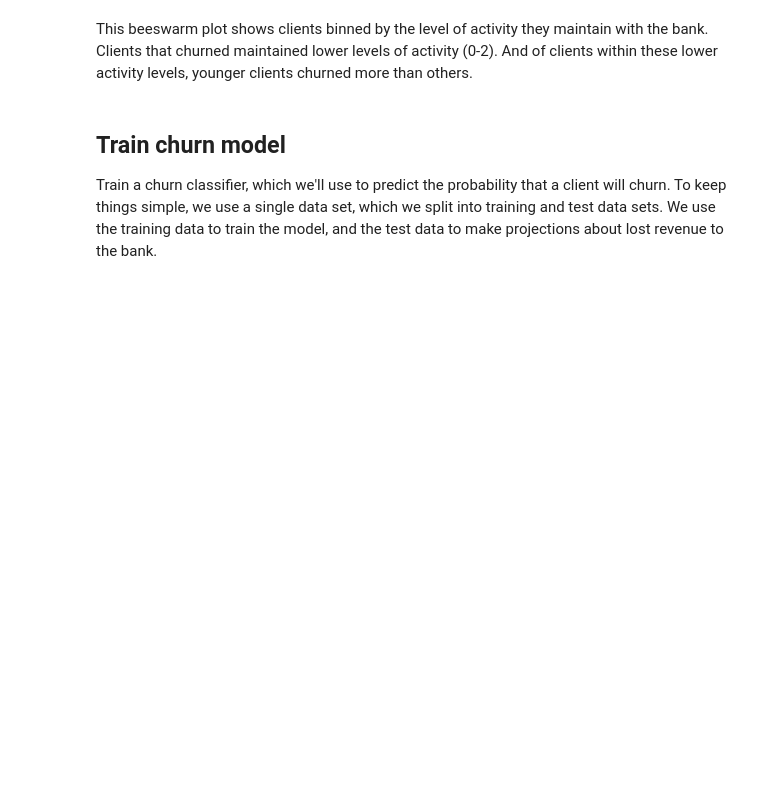
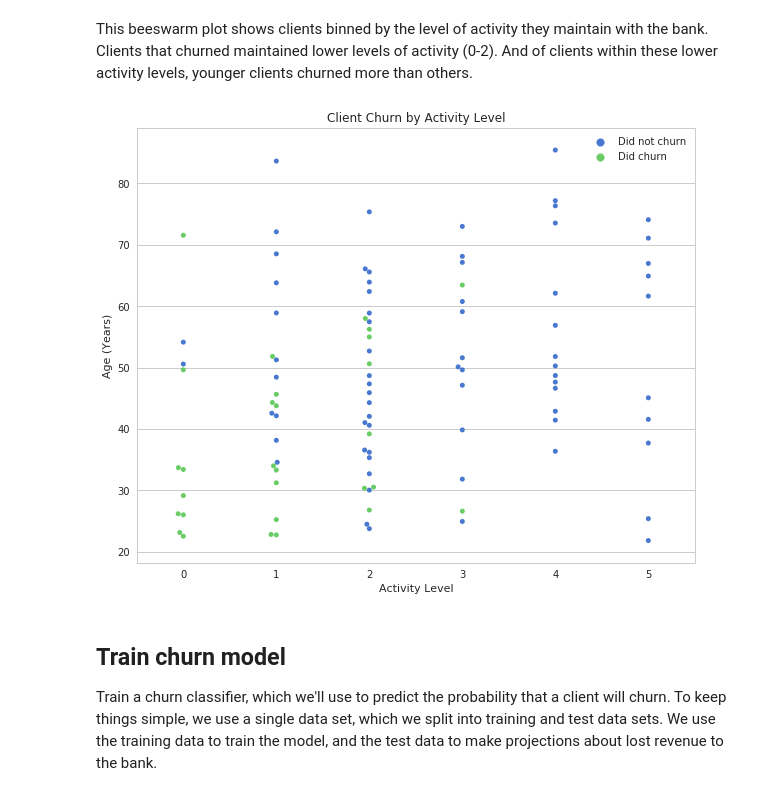
Before and after one commit to ibmz-community-cloud/zAnalytics, a Jupyter notebook: Python3_Demo.ipynb, the cells around one changed output. Saved outputs shown, nothing was run; the diff lists cells and outputs as text; code cells hidden in the pictures; blank space fills up the shorter version.

```diff
--- a/Python3_Demo.ipynb
+++ b/Python3_Demo.ipynb
@@ -2,6 +2,11 @@
 # Client Retention Demo
 Simple demo to show Anaconda functionality on the mainframe accessing data from VSAM and DB2.
 # %%
+USERNAME="FZTSO1"
+PASSWORD="IBM01IBM"
+MDSS_SSID="AZK1"
+DB2_SSID="DBBG"
+
 import pandas as pd
 import numpy as np
 
@@ -12,12 +17,6 @@ warnings.simplefilter("ignore", category=PendingDeprecationWarning)
 ## Setup Mainframe Data Connections
 This step will setup the VSAM and DB2 connections to access mainframe data and load them into Pandas DataFrames.
 # %%
-USERNAME="SPK????"
-PASSWORD="????????"
-MDSS_SSID="AZK1"
-DB2_SSID="DBBG"
-
-
 def cp1047_to_utf8(list):
     list_out = []
     for e in list:
@@ -81,7 +119,7 @@ Calculate a few aggregate statistics based on credit transactions and join the r
 # %%
 # Total transactions per customer
 total_txns_df = txn_df.groupby('cont_id').size().rename("total_txns").to_frame()
-client_df = client_df.join(total_txns_df)
+client_df = total_txns_df.join(client_df)
 # %%
 # Total transaction amounts per customer
 total_txn_amount_df = txn_df.groupby('cont_id')['acaureq_aureq_tx_dt_ttlamt'].sum().rename("total_txn_amount").to_frame()
@@ -97,7 +135,7 @@ daily_txns = txn_df.groupby(['date', 'cont_id']).size()
 # Missing transactions on a particular day means customer had none.
 # These days should be included in the average as 0 transaction days.
 avg_daily_txns_df = daily_txns.unstack().fillna(0).mean().rename("avg_daily_txns").to_frame()
-client_df = client_df.join(avg_daily_txns_df).fillna(0)
+client_df = client_df.join(avg_daily_txns_df)
 # %% [markdown]
 ## Show Results
 # %%
@@ -204,13 +266,15 @@ This beeswarm plot shows clients binned by the level of activity they maintain w
 # %%
 f, ax = plt.subplots(figsize=(10,8))
 ax = sns.swarmplot(x='activity_level', y='age_years', hue='churn',
-                   data=data.sample(n=2000, random_state=51),
+                   data=data.sample(n=100, random_state=51),
                    palette='muted', ax=ax)
 title = ax.set_title('Client Churn by Activity Level')
 label = ax.set_ylabel('Age (Years)')
 label = ax.set_xlabel('Activity Level')
 handles, labels = ax.get_legend_handles_labels()
 legend = ax.legend(handles, churn_labels)
+# %% [output]
+[figure, added]
 # %% [markdown]
 ## Train churn model
 Train a churn classifier, which we'll use to predict the probability that a client will churn.
```
Also changed, not shown: parts of 10 cells of this notebook.
